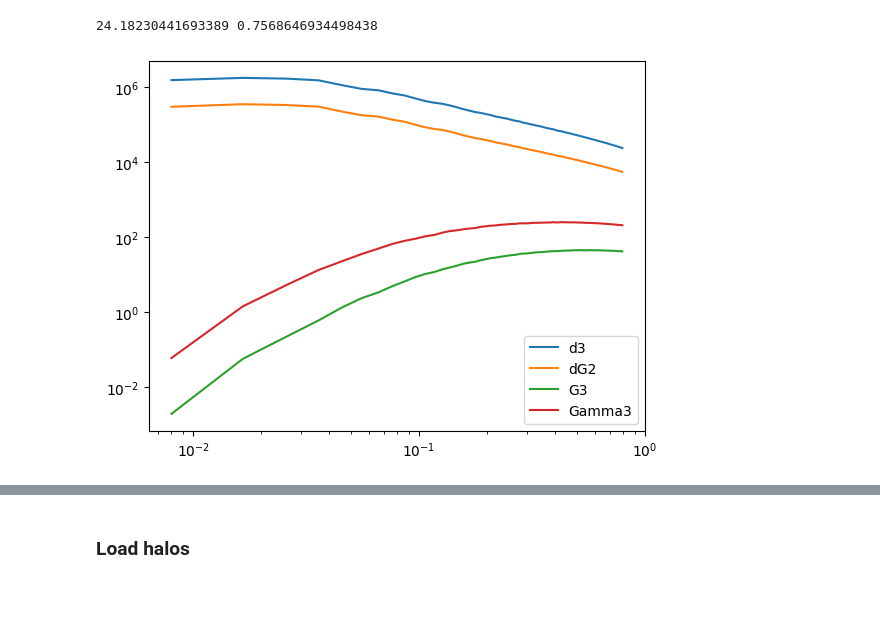
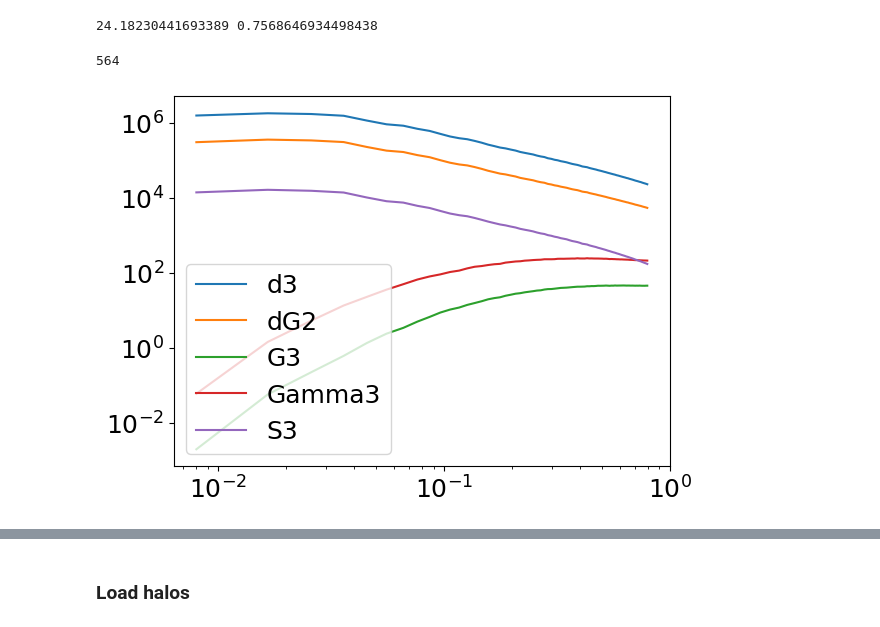
Before and after one commit to kazakitsu/PT-field-modeling, a Jupyter notebook: example/halo_test.ipynb, the cells around one changed output, grey strips where cells are left out. Saved outputs shown, nothing was run; the diff lists cells and outputs as text; code cells hidden in the pictures; blank space fills up the shorter version.

```diff
--- a/example/halo_test.ipynb
+++ b/example/halo_test.ipynb
@@ -46,23 +51,32 @@ ics_1024_k *= growth
 
 ics_k_jax = PT_field.coord_jax.func_reduce_hermite(ng, jnp.array(ics_1024_k))
 # %%
-ng_L = int(2.0*ng)
+ng_pad = int(2.0*ng)
 ### to avoid aliasing; for the quad fields, 1.5 is recommended, for cubic fields, 2.0 is recommended
+
+ng_L = ng
+ng_L = int(1.1*ng) ### In principle, this can be set to ng, but it seems beetter to have larger grid
+if ng_L % 2 !=0:
+    ng_L += 1
+print(ng_L)
 
 window_order = 2
 interlace = True
 
-model = PT_field.LPT_Forward(boxsize=boxsize, ng_L=ng_L, ng_E=ng_E,
+model = PT_field.LPT_Forward(boxsize=boxsize, ng=ng, ng_L=ng_L, ng_E=ng_E,ng_pad=ng_pad,
                              mas_cfg=(window_order, interlace),
                              rsd=False, lya=False, lpt_order=1, bias_order=3,
                              renormalize=False,
+                             #renormalize=True,
                              dtype=base_dtype,
                              )
 
 shifted_fields = model.get_shifted_fields(ics_k_jax, growth_f=growth_f, field_type='scalar')
 
 idx_to_fields = {0:'1',  1:'d',  2:'d2',  3:'G2',
-                 4:'d3', 5:'dG2', 6:'G3', 7:'Gamma3'}
+                 4:'d3', 5:'dG2', 6:'G3', 7:'Gamma3', 8:'S3'}
+# %% [output]
+564
 # %%
 k_edges = jnp.linspace(0.0, 0.8, 80)
 mu_edges = jnp.array([0.0, 1.0])
@@ -75,15 +89,16 @@ k_arr, pks_auto, Nmodes = PT_field.compute_pks_2d(shifted_fields, mu_edges, meas
 # %%
 i_field = 0
 i_mu = 0
 #for i_field in range(len(shifted_fields)):
-for i_field in [4,5,6,7]:
+#for i_field in [0,1,2,3]:
+for i_field in [4,5,6,7,8]:
     field = idx_to_fields[i_field]
     plt.plot(k_arr, pks_auto[i_field,:,i_mu], label=f'{field}')
 
 #plt.title(mu)
 plt.legend()
 plt.xscale('log')
 plt.yscale('log')
 # %% [output]
-[figure, old version]
+[figure, new version]
 # %%
```
Also changed, not shown: parts of 8 cells of this notebook, 7 other files.
